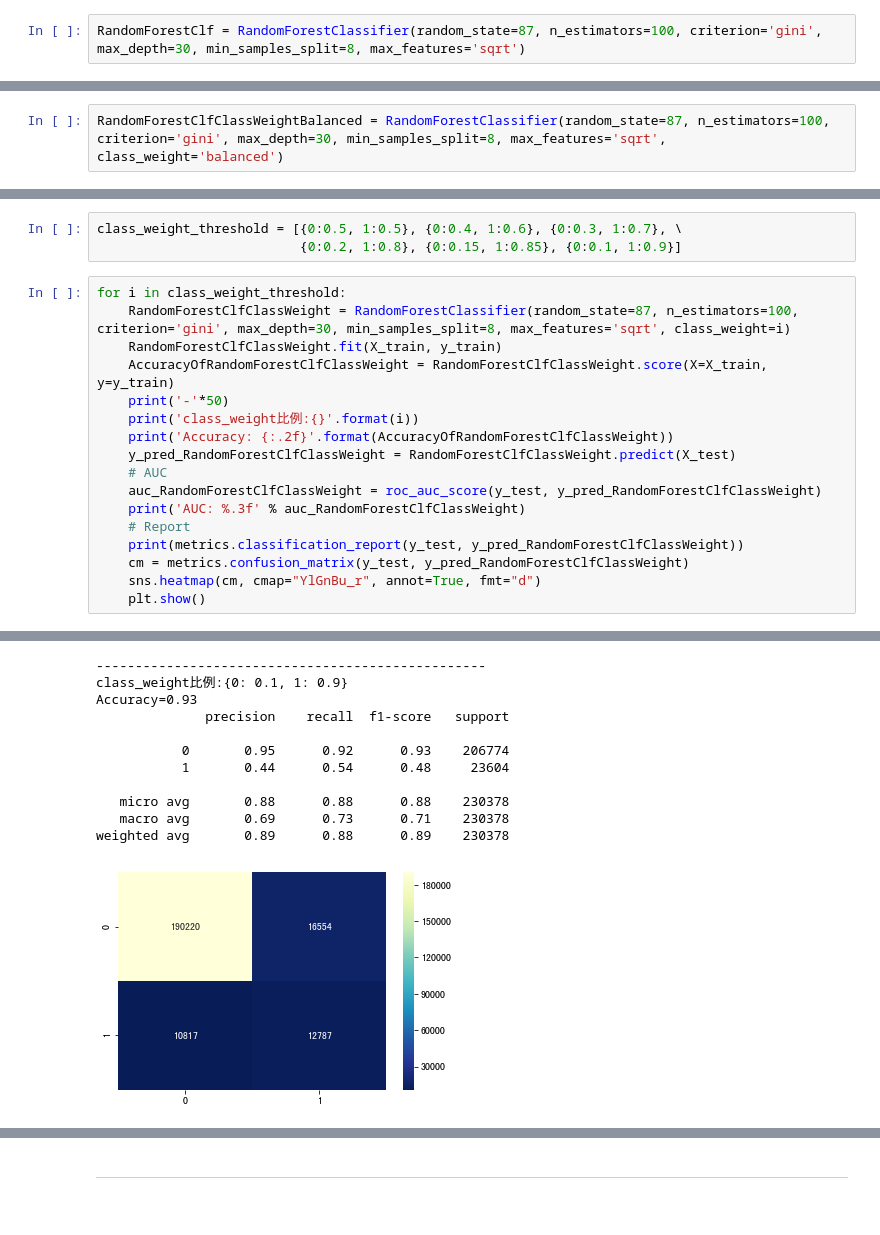
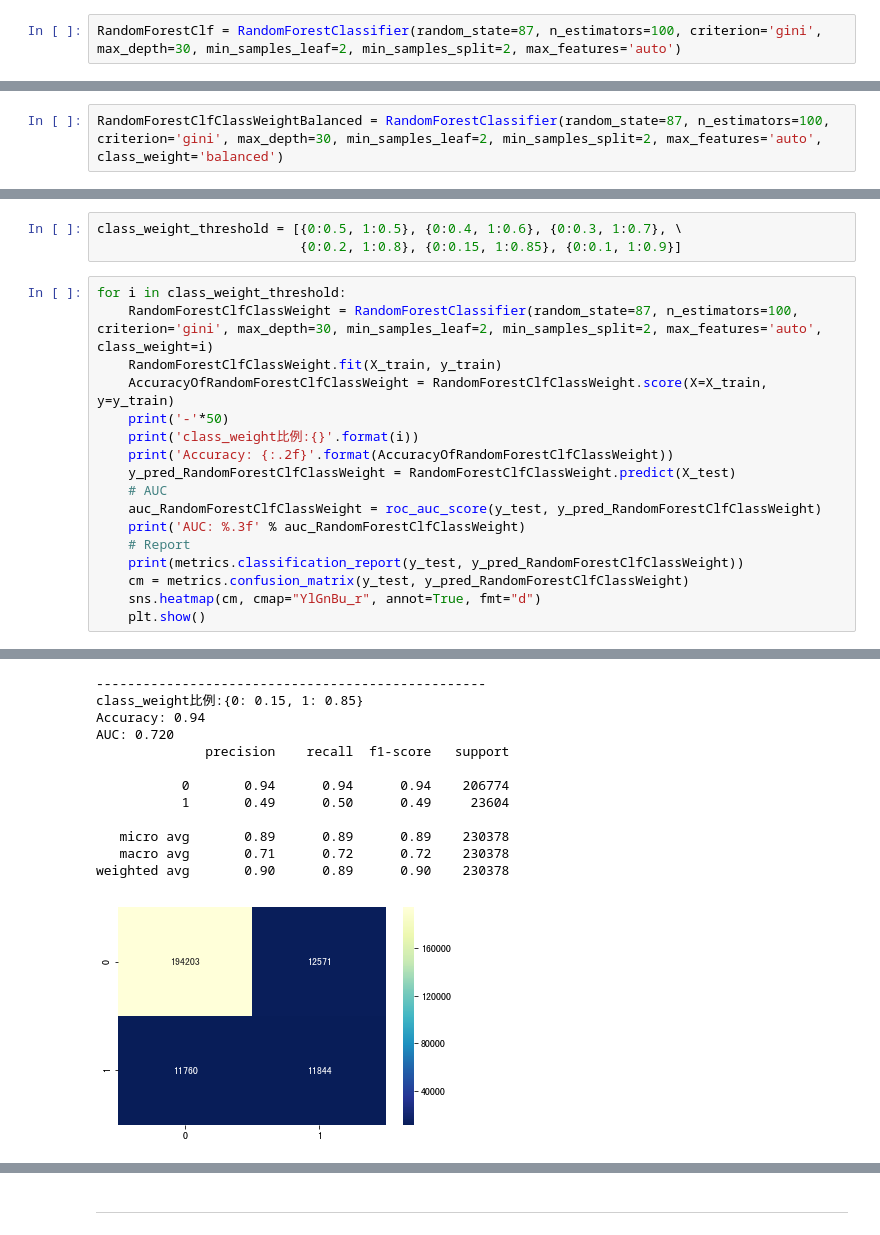
Before and after one commit to imiKao/KKBoxProject_for_TcfstCourse, a Jupyter notebook: 2-2. KKBoxAnalysisModel_RandomForest.ipynb, the cells around one changed output, grey strips where cells are left out. Drawn from its saved outputs; the diff is of its cells as text.

```diff
--- a/2-2. KKBoxAnalysisModel_RandomForest.ipynb
+++ b/2-2. KKBoxAnalysisModel_RandomForest.ipynb
@@ -121,7 +120,7 @@ X_train,X_test,y_train,y_test = train_test_split(X, y, test_size=0.3, random_sta
 # %%
 from sklearn.ensemble import RandomForestClassifier
 # %%
-RandomForestClf = RandomForestClassifier(random_state=87, n_estimators=100, criterion='gini', max_depth=30, min_samples_split=8, max_features='sqrt')
+RandomForestClf = RandomForestClassifier(random_state=87, n_estimators=100, criterion='gini', max_depth=30, min_samples_leaf=2, min_samples_split=2, max_features='auto')
 # %%
 RandomForestClf.fit(X_train, y_train)
 # %% [output]
@@ -172,7 +171,7 @@ weighted avg       0.91      0.92      0.90    230378
 # %% [markdown]
 ### 使用模型class_weight參數調整類別懲罰比例—balanced
 # %%
-RandomForestClfClassWeightBalanced = RandomForestClassifier(random_state=87, n_estimators=100, criterion='gini', max_depth=30, min_samples_split=8, max_features='sqrt', class_weight='balanced')
+RandomForestClfClassWeightBalanced = RandomForestClassifier(random_state=87, n_estimators=100, criterion='gini', max_depth=30, min_samples_leaf=2, min_samples_split=2, max_features='auto', class_weight='balanced')
 # %%
 RandomForestClfClassWeightBalanced.fit(X_train, y_train)
 # %% [output]
@@ -222,7 +221,7 @@ class_weight_threshold = [{0:0.5, 1:0.5}, {0:0.4, 1:0.6}, {0:0.3, 1:0.7}, \
                           {0:0.2, 1:0.8}, {0:0.15, 1:0.85}, {0:0.1, 1:0.9}]
 # %%
 for i in class_weight_threshold:
-    RandomForestClfClassWeight = RandomForestClassifier(random_state=87, n_estimators=100, criterion='gini', max_depth=30, min_samples_split=8, max_features='sqrt', class_weight=i)
+    RandomForestClfClassWeight = RandomForestClassifier(random_state=87, n_estimators=100, criterion='gini', max_depth=30, min_samples_leaf=2, min_samples_split=2, max_features='auto', class_weight=i)
     RandomForestClfClassWeight.fit(X_train, y_train)
     AccuracyOfRandomForestClfClassWeight = RandomForestClfClassWeight.score(X=X_train, y=y_train)
     print('-'*50)
@@ -287,14 +290,15 @@ Accuracy=0.94
 weighted avg       0.90      0.90      0.90    230378
 [figure]
 --------------------------------------------------
-class_weight比例:{0: 0.1, 1: 0.9}
-Accuracy=0.93
+class_weight比例:{0: 0.15, 1: 0.85}
+Accuracy: 0.94
+AUC: 0.720
               precision    recall  f1-score   support
 
-           0       0.95      0.92      0.93    206774
-           1       0.44      0.54      0.48     23604
+           0       0.94      0.94      0.94    206774
+           1       0.49      0.50      0.49     23604
 
-   micro avg       0.88      0.88      0.88    230378
-   macro avg       0.69      0.73      0.71    230378
-weighted avg       0.89      0.88      0.89    230378
+   micro avg       0.89      0.89      0.89    230378
+   macro avg       0.71      0.72      0.72    230378
+weighted avg       0.90      0.89      0.90    230378
-[figure, old version]
+[figure, new version]
```
Also changed, not shown: parts of 38 cells of this notebook, 1 other file.
